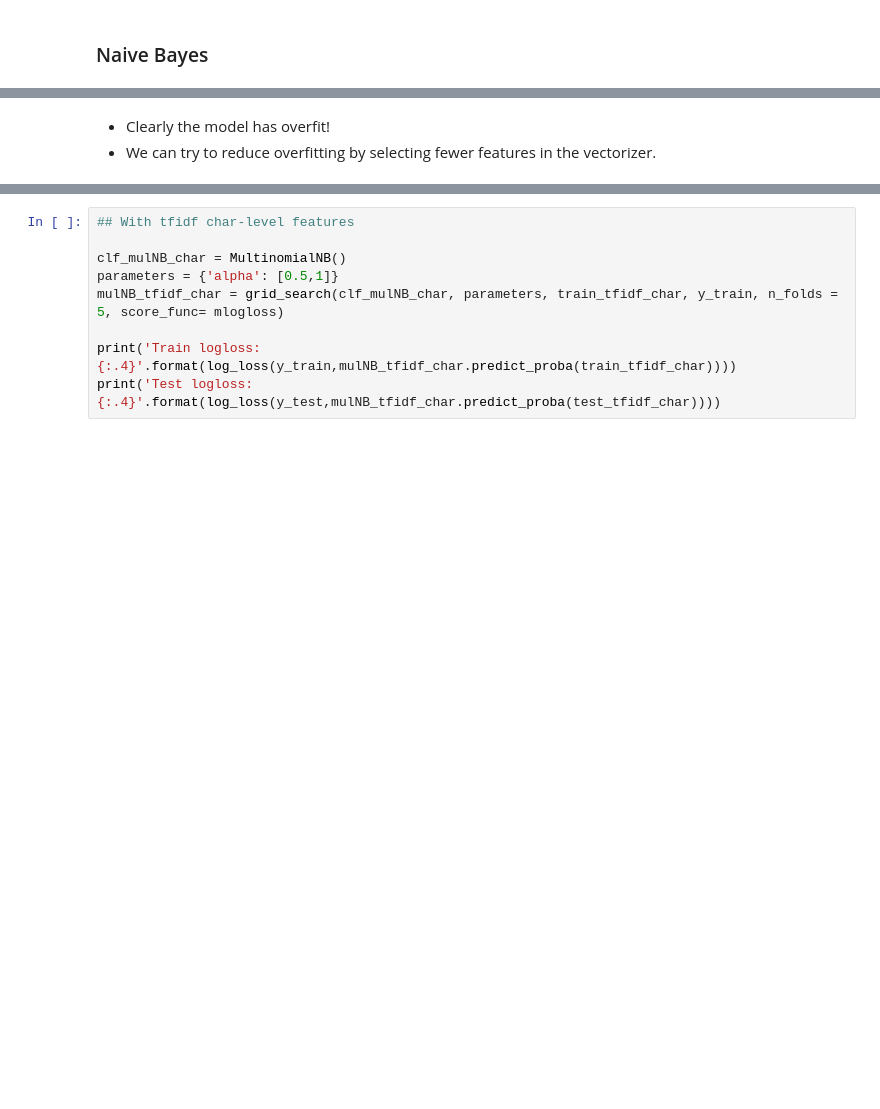
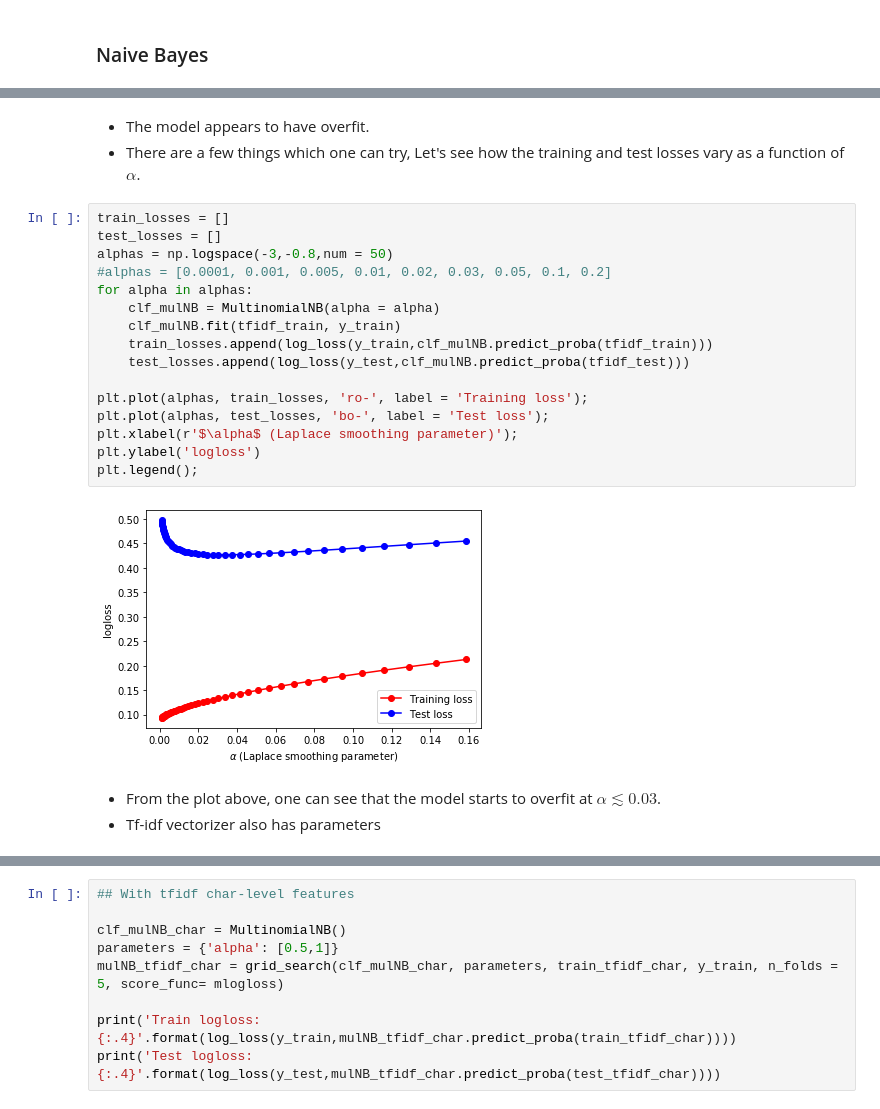
Before and after one commit to dsanyal/Spooky_Author_Classification, a Jupyter notebook: src/model.ipynb, the cells around one changed output, grey strips where cells are left out. Drawn from its saved outputs; the diff is of its cells as text; blank space fills up the shorter version.

```diff
--- a/src/model.ipynb
+++ b/src/model.ipynb
@@ -249,3 +243,24 @@ Test logloss: 0.4197
-# %% [markdown]
-- Clearly the model has overfit!
-- We can try to reduce overfitting by selecting fewer features in the vectorizer.
+# %% [markdown]
+- The model appears to have overfit.
+- There are a few things which one can try, Let's see how the training and test losses vary as a function of $\alpha$.
+# %%
+train_losses = []
+test_losses = []
+alphas = np.logspace(-3,-0.8,num = 50)
+#alphas = [0.0001, 0.001, 0.005, 0.01, 0.02, 0.03, 0.05, 0.1, 0.2]
+for alpha in alphas:
+    clf_mulNB = MultinomialNB(alpha = alpha)
+    clf_mulNB.fit(tfidf_train, y_train)
+    train_losses.append(log_loss(y_train,clf_mulNB.predict_proba(tfidf_train)))
+    test_losses.append(log_loss(y_test,clf_mulNB.predict_proba(tfidf_test)))
+
+plt.plot(alphas, train_losses, 'ro-', label = 'Training loss');
+plt.plot(alphas, test_losses, 'bo-', label = 'Test loss');
+plt.xlabel(r'$\alpha$ (Laplace smoothing parameter)');
+plt.ylabel('logloss')
+plt.legend();
+# %% [output]
+[figure, added]
+# %% [markdown]
+- From the plot above, one can see that the model starts to overfit at $\alpha \lesssim 0.03$.
+- Tf-idf vectorizer also has parameters
```
Also changed, not shown: parts of 24 cells of this notebook.
